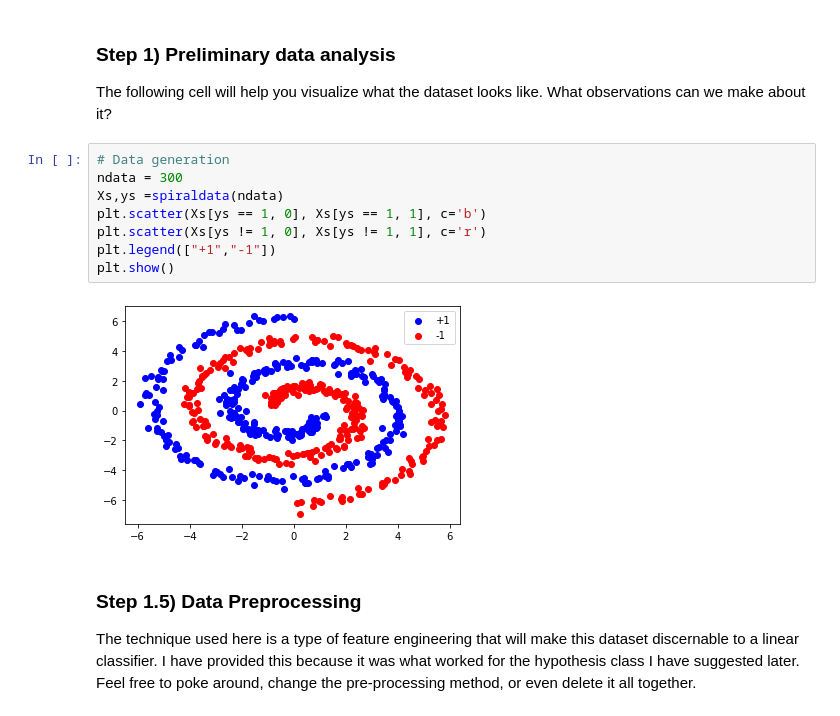
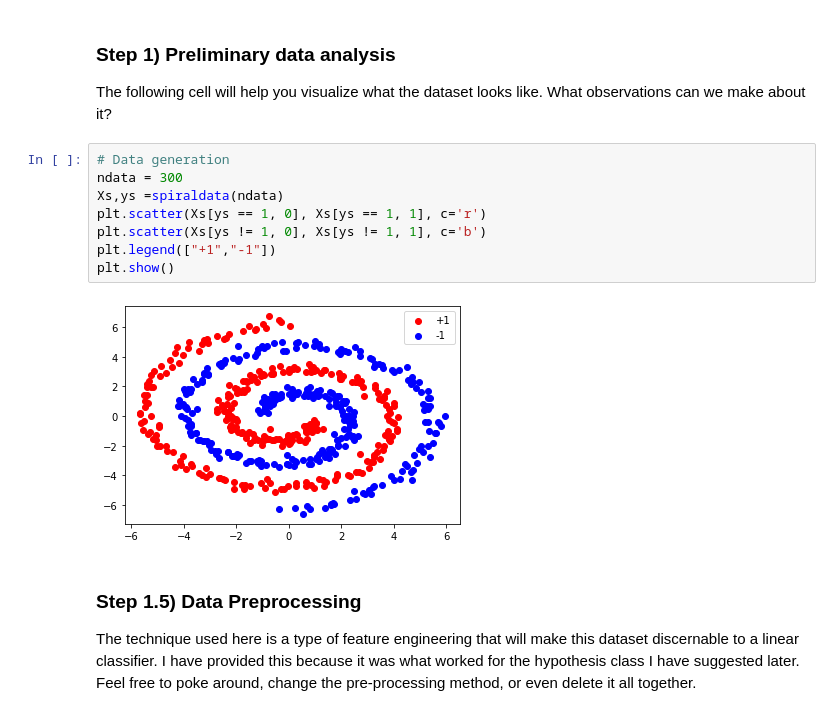
Before and after one commit to awang9999/cds-onboarding-general-ML-fundamentals, a Jupyter notebook: general_ml_solutions.ipynb, the cells around one changed output. Drawn from its saved outputs; the diff is of its cells as text.

```diff
--- a/general_ml_solutions.ipynb
+++ b/general_ml_solutions.ipynb
@@ -28,13 +28,13 @@ The following cell will help you visualize what the dataset looks like. What obs
 # %%
 # Data generation
 ndata = 300
 Xs,ys =spiraldata(ndata)
-plt.scatter(Xs[ys == 1, 0], Xs[ys == 1, 1], c='b')
-plt.scatter(Xs[ys != 1, 0], Xs[ys != 1, 1], c='r')
+plt.scatter(Xs[ys == 1, 0], Xs[ys == 1, 1], c='r')
+plt.scatter(Xs[ys != 1, 0], Xs[ys != 1, 1], c='b')
 plt.legend(["+1","-1"])
 plt.show()
 # %% [output]
-[figure, old version]
+[figure, new version]
 # %% [markdown]
 ### Step 1.5) Data Preprocessing
 
```
Also changed, not shown: parts of 3 cells of this notebook, 2 other files.
